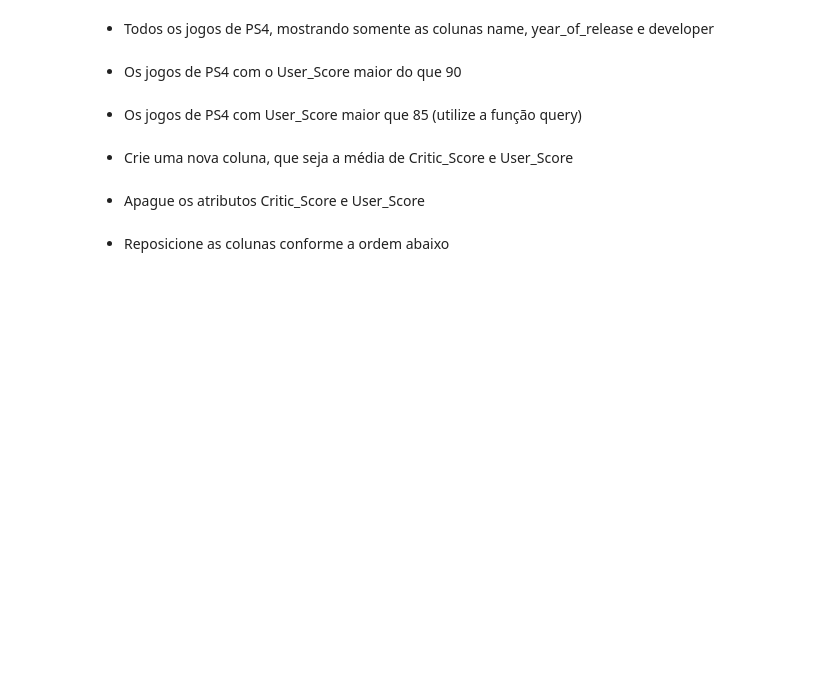
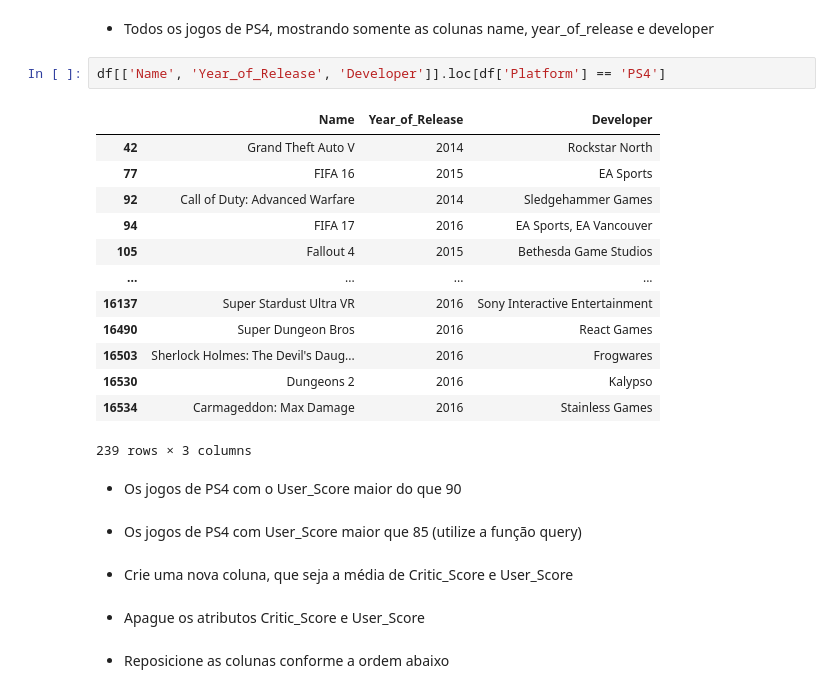
Before and after one commit to Joao-Inacio/Pandas-Descomplicado-Um-Guia-Pratico-para-Iniciantes, a Jupyter notebook: 0.1_Series/Exercícios_NÃO_resolvidos.ipynb, the cells around one changed output. Drawn from its saved outputs; the diff is of its cells as text; blank space fills up the shorter version.

```diff
--- a/0.1_Series/Exercícios_NÃO_resolvidos.ipynb
+++ b/0.1_Series/Exercícios_NÃO_resolvidos.ipynb
@@ -584,5 +670,21 @@ df[['Name', 'Platform', 'Year_of_Release', 'Genre', 'Publisher']].head()
 # %% [markdown]
 - Todos os jogos de PS4, mostrando somente as colunas name, year_of_release e developer
+# %%
+df[['Name', 'Year_of_Release', 'Developer']].loc[df['Platform'] == 'PS4']
+# %% [output]
+|  | Name | Year_of_Release | Developer |
+| 42 | Grand Theft Auto V | 2014 | Rockstar North |
+| 77 | FIFA 16 | 2015 | EA Sports |
+| 92 | Call of Duty: Advanced Warfare | 2014 | Sledgehammer Games |
+| 94 | FIFA 17 | 2016 | EA Sports, EA Vancouver |
+| 105 | Fallout 4 | 2015 | Bethesda Game Studios |
+| ... | ... | ... | ... |
+| 16137 | Super Stardust Ultra VR | 2016 | Sony Interactive Entertainment |
+| 16490 | Super Dungeon Bros | 2016 | React Games |
+| 16503 | Sherlock Holmes: The Devil's Daug... | 2016 | Frogwares |
+| 16530 | Dungeons 2 | 2016 | Kalypso |
+| 16534 | Carmageddon: Max Damage | 2016 | Stainless Games |
+239 rows × 3 columns
 # %% [markdown]
 - Os jogos de PS4 com o User_Score maior do que 90
 # %% [markdown]
```
Also changed, not shown: parts of 7 cells of this notebook.
